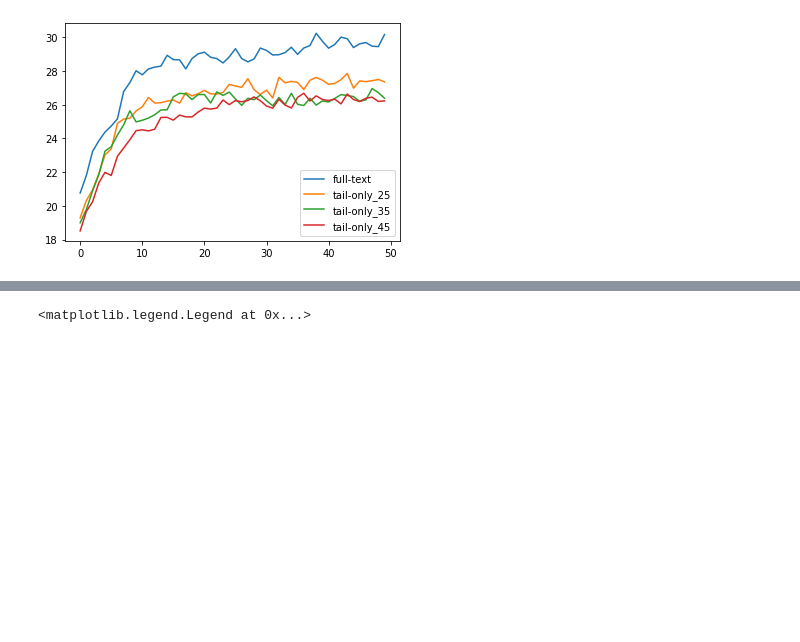
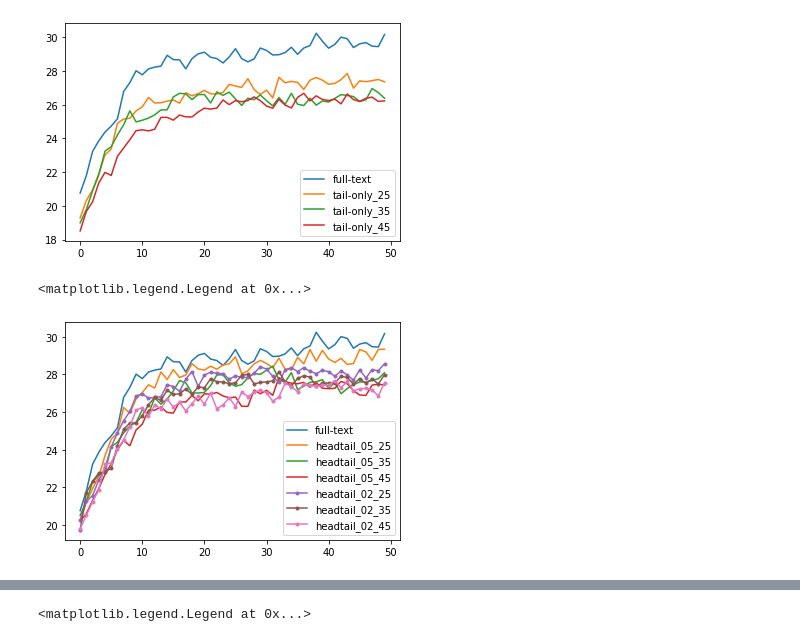
Before and after one commit to beaupranisaa/Text-Summarization, a Jupyter notebook: analysis/Shortening_Evaluation_50epochs.ipynb, the cells around one changed output, grey strips where cells are left out. Cells and saved outputs as stored; diff of their text form; code cells hidden in the pictures; blank space fills up the shorter version.

```diff
--- a/analysis/Shortening_Evaluation_50epochs.ipynb
+++ b/analysis/Shortening_Evaluation_50epochs.ipynb
@@ -50,3 +47,15 @@ rougescores_tail45 = rougescore_tail45.getscore_ave()
 ../model/t5-small_xsum_tail-only25_50epochs/
 ../model/t5-small_xsum_tail-only35_50epochs/
 ../model/t5-small_xsum_tail-only45_50epochs/
+# %%
+path = f"""../model/{model_params["MODEL"]}_{data}_head+tail_ratio0.5_25_50epochs/"""
+rougescore_headtail_05_25 = RougeScore(model = model_params["MODEL"], dataset = data, EPOCH = model_params['TRAIN_EPOCHS'], path = path)
+rougescores_headtail_05_25 = rougescore_headtail_05_25.getscore_ave()
+
+path = f"""../model/{model_params["MODEL"]}_{data}_head+tail_ratio0.5_35_50epochs/"""
+rougescore_headtail_05_35 = RougeScore(model = model_params["MODEL"], dataset = data, EPOCH = model_params['TRAIN_EPOCHS'], path = path)
+rougescores_headtail_05_35 = rougescore_headtail_05_35.getscore_ave()
+
+path = f"""../model/{model_params["MODEL"]}_{data}_head+tail_ratio0.5_45_50epochs/"""
+rougescore_headtail_05_45 = RougeScore(model = model_params["MODEL"], dataset = data, EPOCH = model_params['TRAIN_EPOCHS'], path = path)
+rougescores_headtail_05_45 = rougescore_headtail_05_45.getscore_ave()
@@ -52,0 +66,12 @@ rougescores_tail45 = rougescore_tail45.getscore_ave()
+# %%
+path = f"""../model/{model_params["MODEL"]}_{data}_head+tail_ratio0.2_25_50epochs/"""
+rougescore_headtail_02_25 = RougeScore(model = model_params["MODEL"], dataset = data, EPOCH = model_params['TRAIN_EPOCHS'], path = path)
+rougescores_headtail_02_25 = rougescore_headtail_02_25.getscore_ave()
+
+path = f"""../model/{model_params["MODEL"]}_{data}_head+tail_ratio0.2_35_50epochs/"""
+rougescore_headtail_02_35 = RougeScore(model = model_params["MODEL"], dataset = data, EPOCH = model_params['TRAIN_EPOCHS'], path = path)
+rougescores_headtail_02_35 = rougescore_headtail_02_35.getscore_ave()
+
+path = f"""../model/{model_params["MODEL"]}_{data}_head+tail_ratio0.2_45_50epochs/"""
+rougescore_headtail_02_45 = RougeScore(model = model_params["MODEL"], dataset = data, EPOCH = model_params['TRAIN_EPOCHS'], path = path)
+rougescores_headtail_02_45 = rougescore_headtail_02_45.getscore_ave()
@@ -72,6 +101,18 @@ plt.legend()
 # %% [output]
 <matplotlib.legend.Legend at 0x...>
 [figure]
+# %%
+plt.plot(rougescores_fulltext['rouge1'], label = 'full-text')
+plt.plot(rougescores_headtail_05_25['rouge1'], label = 'headtail_05_25')
+plt.plot(rougescores_headtail_05_35['rouge1'], label = 'headtail_05_35')
+plt.plot(rougescores_headtail_05_45['rouge1'], label = 'headtail_05_45')
+plt.plot(rougescores_headtail_02_25['rouge1'], '.-', label = 'headtail_02_25')
+plt.plot(rougescores_headtail_02_35['rouge1'], '.-', label = 'headtail_02_35')
+plt.plot(rougescores_headtail_02_45['rouge1'], '.-', label = 'headtail_02_45')
+plt.legend()
+# %% [output]
+<matplotlib.legend.Legend at 0x...>
+[figure, added]
 # %%
 plt.plot(rougescores_fulltext['rouge1'], label = 'full-text')
 plt.plot(rougescores_head25['rouge1'], label = 'head-only_25')
```
Also changed, not shown: parts of 4 cells of this notebook, 10 other files.
